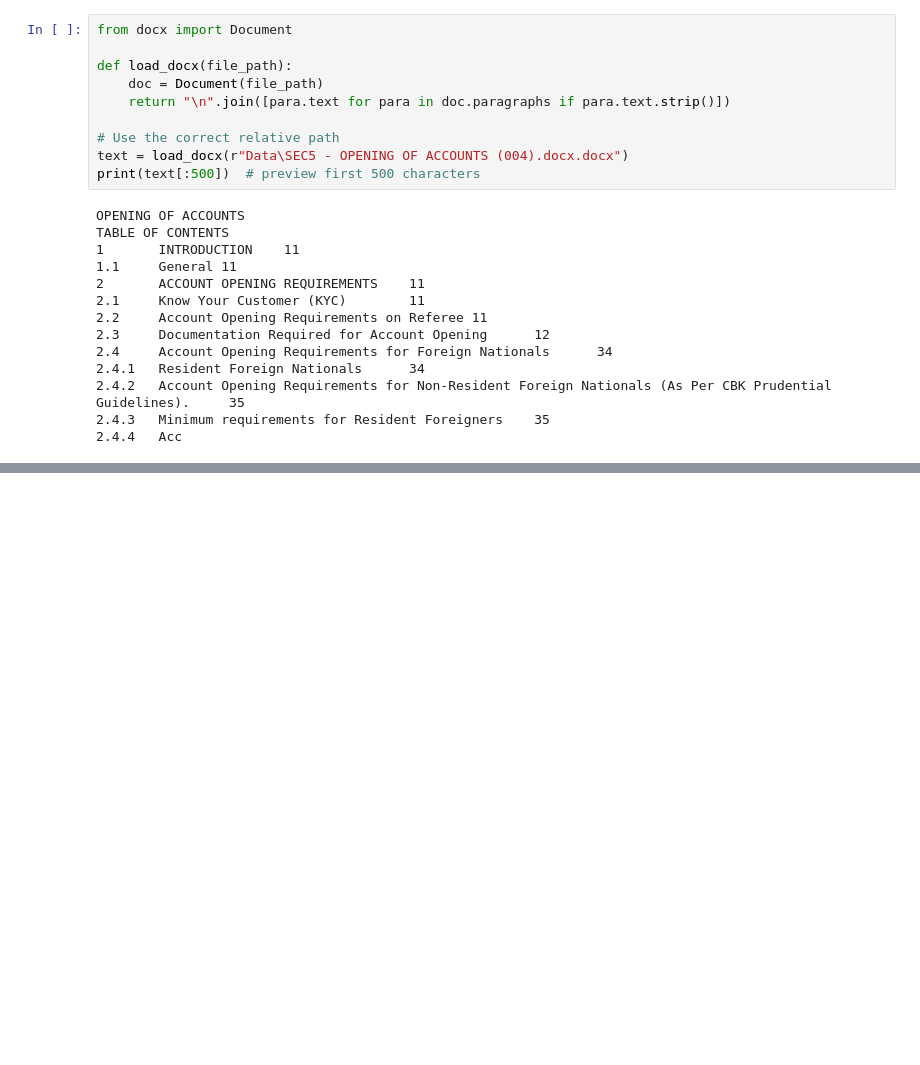
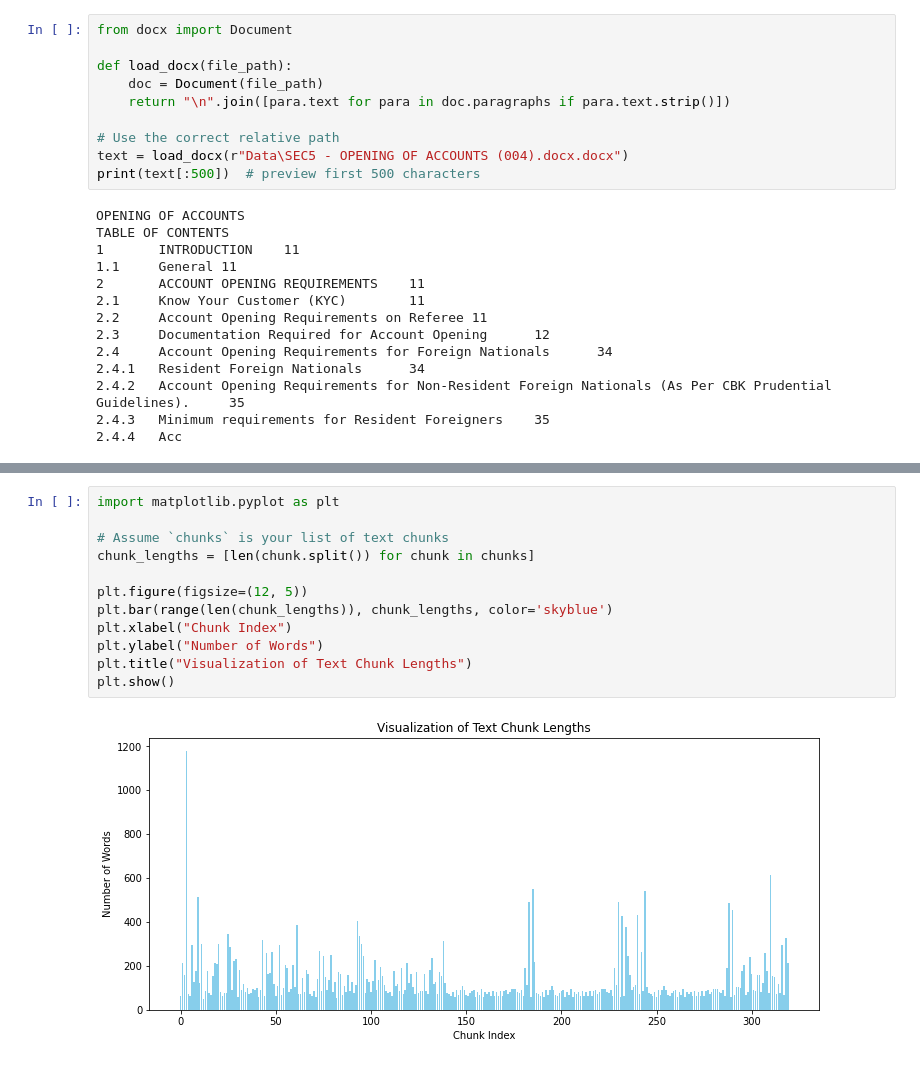
Before and after one commit to jodida01/Group_5_Capstone_Project, a Jupyter notebook: index.ipynb, the cells around one changed output, grey strips where cells are left out. Cells and saved outputs as stored; diff of their text form; blank space fills up the shorter version.

```diff
--- a/index.ipynb
+++ b/index.ipynb
@@ -98,0 +330,14 @@ TABLE OF CONTENTS
+# %%
+import matplotlib.pyplot as plt
+
+# Assume `chunks` is your list of text chunks
+chunk_lengths = [len(chunk.split()) for chunk in chunks]
+
+plt.figure(figsize=(12, 5))
+plt.bar(range(len(chunk_lengths)), chunk_lengths, color='skyblue')
+plt.xlabel("Chunk Index")
+plt.ylabel("Number of Words")
+plt.title("Visualization of Text Chunk Lengths")
+plt.show()
+# %% [output]
+[figure, added]
```
Also changed, not shown: parts of 10 cells of this notebook.
